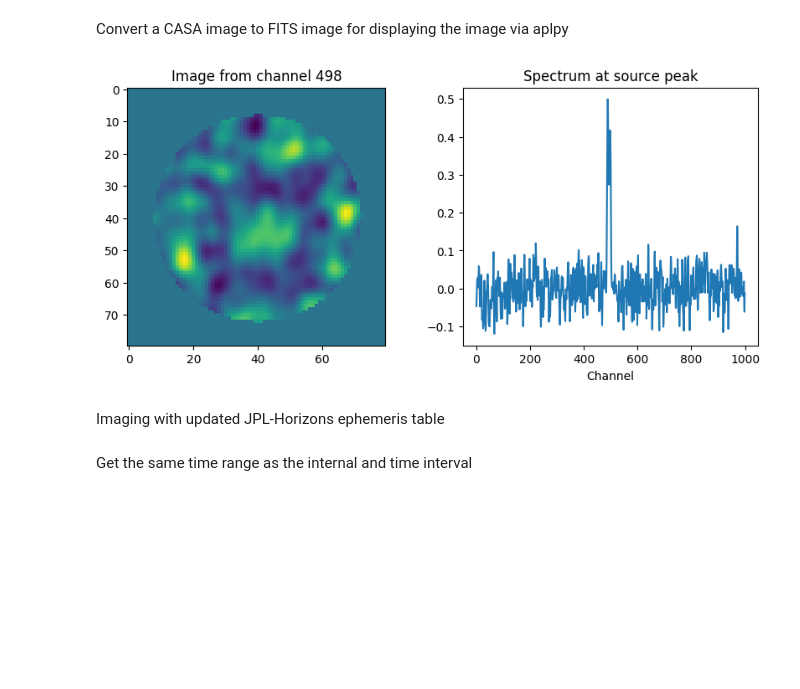
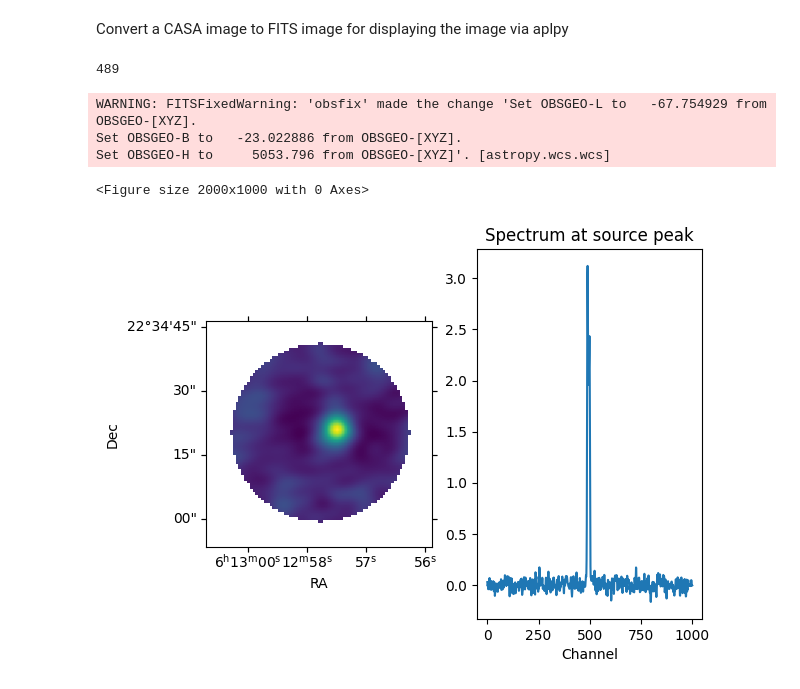
Before and after one commit to taktsutsumi/casanb, a Jupyter notebook: ephemdemo/ephemimagingCubesrcMosaicCometGZ.ipynb, the cells around one changed output. Saved outputs shown, nothing was run; the diff lists cells and outputs as text; code cells hidden in the pictures; blank space fills up the shorter version.

```diff
--- a/ephemdemo/ephemimagingCubesrcMosaicCometGZ.ipynb
+++ b/ephemdemo/ephemimagingCubesrcMosaicCometGZ.ipynb
@@ -121,13 +144,14 @@ def printImageCenter(imgname):
     return qa.time(qa.quantity(center['numeric'][0], 'rad'),prec=9)[0], qa.angle(qa.quantity(center['numeric'][1],'rad'),prec=9)[0]
 # %%
 # another way to display image (from CASADocs simulation example )
-def dispAstropy(imname='sim_onepoint_true.im'):
+def dispAstropy(imname='sim_onepoint_true.im', chanslice=0):
         exportfits(imagename=imname, fitsimage=imname+'.fits', overwrite=True)
         hdu = fits.open(imname+'.fits')[0]
+       # print(hdu.header)
         wcs = WCS(hdu.header,naxis=2)
         fig = pl.figure()
         fig.add_subplot(121, projection=wcs)
-        pl.imshow(hdu.data[0,0,:,:], origin='lower', cmap=pl.cm.viridis)
+        pl.imshow(hdu.data[0,chanslice,:,:], origin='lower', cmap=pl.cm.viridis)
         pl.xlabel('RA')
         pl.ylabel('Dec')
 
@@ -137,18 +161,32 @@ def dispImage(imname='sim_onepoint_true.im', chanslice=0, useAstropy=False):
     pix = ia.getchunk()
     shp = ia.shape()
     ia.close()
-    pl.figure(figsize=(10,4))
+    pl.figure(figsize=(20,10))
     pl.clf()
-    if shp[3]>1:
+    #if shp[3]>1:
+    if useAstropy==False:
         pl.subplot(121)
-    if useAstropy==False:
-        pl.imshow(pix[:,:,0,chanslice])
+        pl.imshow(pix[chanslice,0,:,:])
         pl.title(f'Image from channel {chanslice}')
     else:
-        dispAstropy(imname)
+        dispAstropy(imname,chanslice)
+        #displayImage(imname)
     if shp[3]>1:
         pl.subplot(122)
         ploc = np.where( pix == pix.max() )
         pl.plot(pix[ploc[0][0], ploc[1][0],0,:])
         pl.title('Spectrum at source peak')
         pl.xlabel('Channel')
+
+def casadatetoastropydate(casadatestring):
+    datelist = casadatestring.split('/')
+    retstr=''
+    if len(datelist)==4:
+        retstr=datelist[0]+'-'+datelist[1]+'-'+datelist[2]+'T'+datelist[3]
+    return retstr
+# %%
+imstatres = imstat(imgname+'.image')
+maxchan = imstatres['maxpos'][3]
+print(maxchan)
+# %% [output]
+489
@@ -155,8 +198,8 @@ def dispImage(imname='sim_onepoint_true.im', chanslice=0, useAstropy=False):
 # %%
-dispImage(imgname+'.residual',chanslice=498)
+dispImage(f'{imgname}.image',chanslice=maxchan, useAstropy=True)
 # %% [output]
+WARNING: FITSFixedWarning: 'obsfix' made the change 'Set OBSGEO-L to   -67.754929 from OBSGEO-[XYZ].
+Set OBSGEO-B to   -23.022886 from OBSGEO-[XYZ].
+Set OBSGEO-H to     5053.796 from OBSGEO-[XYZ]'. [astropy.wcs.wcs]
+<Figure size 2000x1000 with 0 Axes>
-[figure, old version]
+[figure, new version]
-# %% [markdown]
-Imaging with updated JPL-Horizons ephemeris table
-# %% [markdown]
-Get the same time range as the internal and time interval
```
Also changed, not shown: parts of 46 cells of this notebook, 2 other files.
